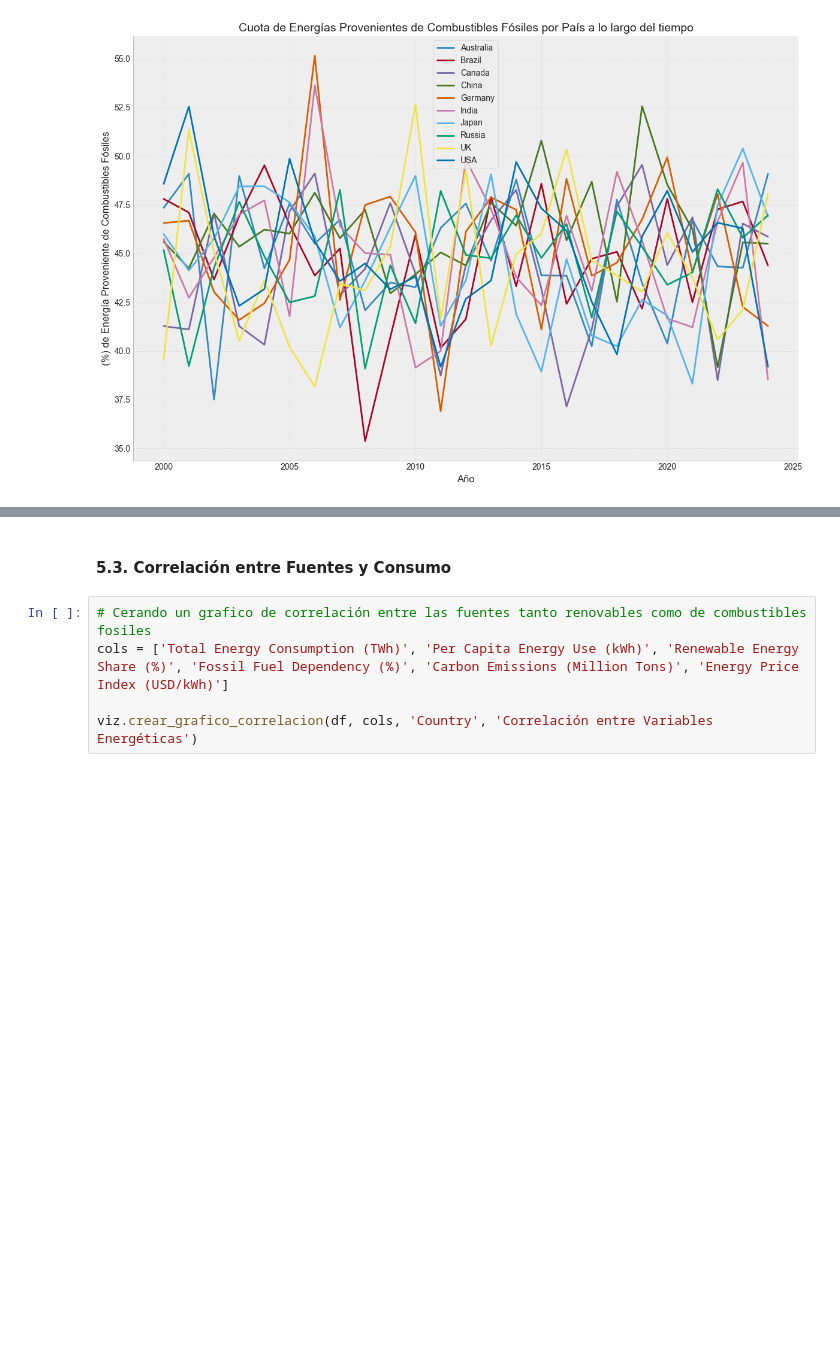
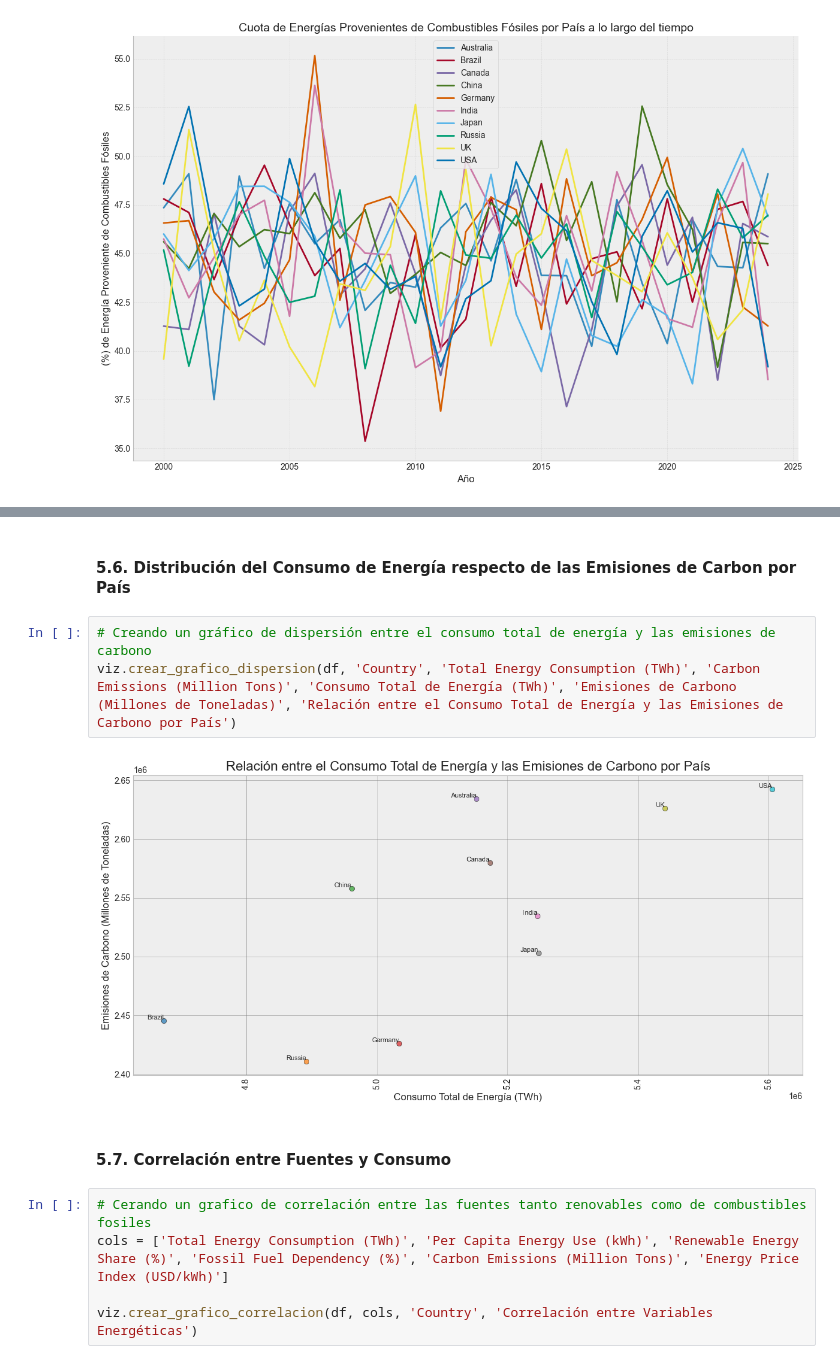
Before and after one commit to juanma200109/Analisis-de-Consumo-de-Energia-Global, a Jupyter notebook: notebooks/Consumo_de_Energia_Global_2000-2024.ipynb, the cells around one changed output, grey strips where cells are left out. Cells and saved outputs as stored; diff of their text form; blank space fills up the shorter version.

```diff
--- a/notebooks/Consumo_de_Energia_Global_2000-2024.ipynb
+++ b/notebooks/Consumo_de_Energia_Global_2000-2024.ipynb
@@ -397,5 +419,12 @@ viz.crear_graf_lineas(df, 'Country', 'Year', 'Fossil Fuel Dependency (%)', 'Año
+# %% [markdown]
+#### 5.6. Distribución del Consumo de Energía respecto de las Emisiones de Carbon por País
+# %%
+# Creando un gráfico de dispersión entre el consumo total de energía y las emisiones de carbono
+viz.crear_grafico_dispersion(df, 'Country', 'Total Energy Consumption (TWh)', 'Carbon Emissions (Million Tons)', 'Consumo Total de Energía (TWh)', 'Emisiones de Carbono (Millones de Toneladas)', 'Relación entre el Consumo Total de Energía y las Emisiones de Carbono por País')
+# %% [output]
+[figure, added]
 # %% [markdown]
-#### 5.3. Correlación entre Fuentes y Consumo
+#### 5.7. Correlación entre Fuentes y Consumo
 # %%
 # Cerando un grafico de correlación entre las fuentes tanto renovables como de combustibles fosiles
 cols = ['Total Energy Consumption (TWh)', 'Per Capita Energy Use (kWh)', 'Renewable Energy Share (%)', 'Fossil Fuel Dependency (%)', 'Carbon Emissions (Million Tons)', 'Energy Price Index (USD/kWh)']
```
Also changed, not shown: parts of 9 cells of this notebook, 2 other files.
